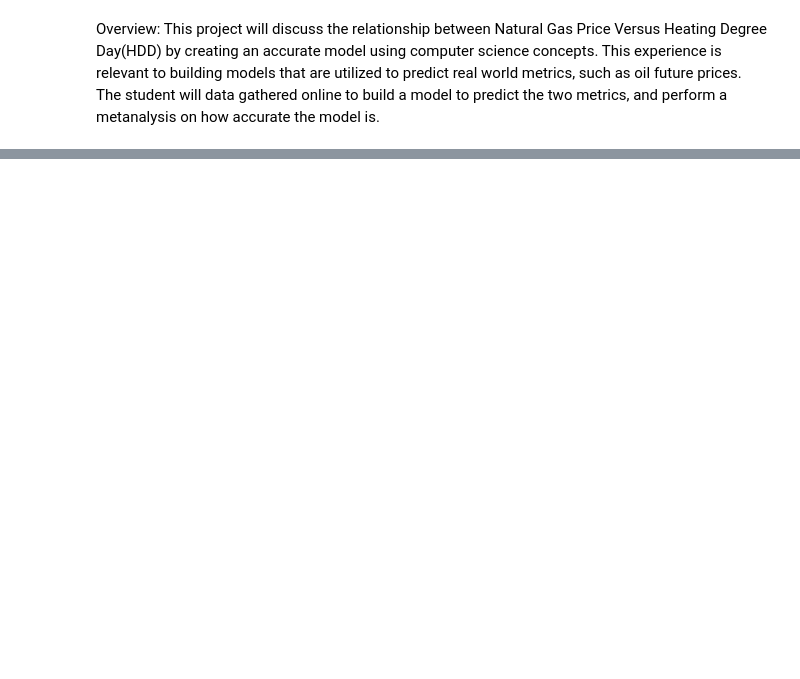
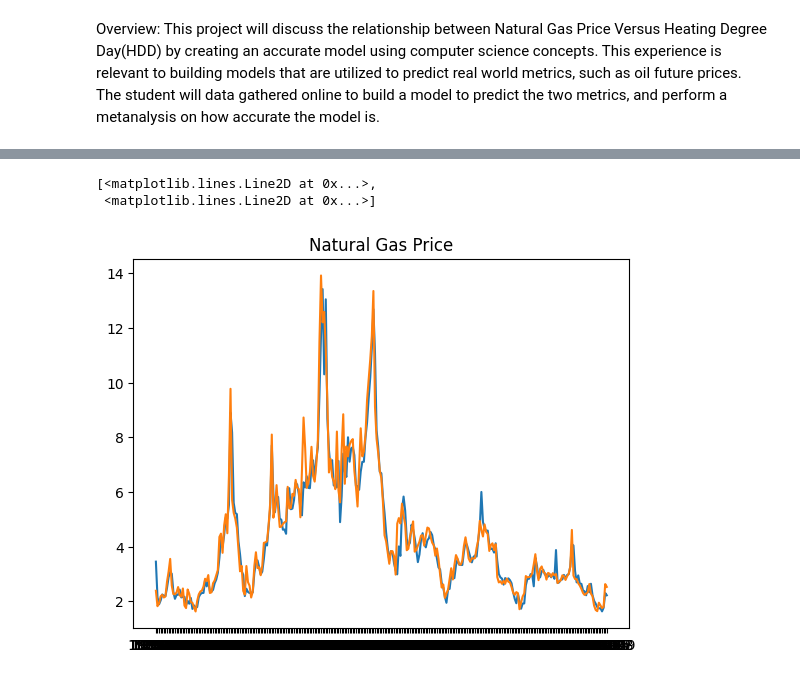
Before and after one commit to johnCavatelli/CS-5990-Gas-Price, a Jupyter notebook: main.ipynb, the cells around one changed output, grey strips where cells are left out. Saved outputs shown, nothing was run; the diff lists cells and outputs as text; code cells hidden in the pictures; blank space fills up the shorter version.

```diff
--- a/main.ipynb
+++ b/main.ipynb
@@ -50,0 +51,9 @@ plt.show()
+# %%
+#Regression analysis
+df4 = pd.read_csv("output.csv")
+plt.title('Natural Gas Price')
+plt.plot(df4.Month, df4.Data2, df4.Data3)
+# %% [output]
+[<matplotlib.lines.Line2D at 0x...>,
+ <matplotlib.lines.Line2D at 0x...>]
+[figure, added]
```
Also changed, not shown: parts of 3 cells of this notebook, 7 other files.
